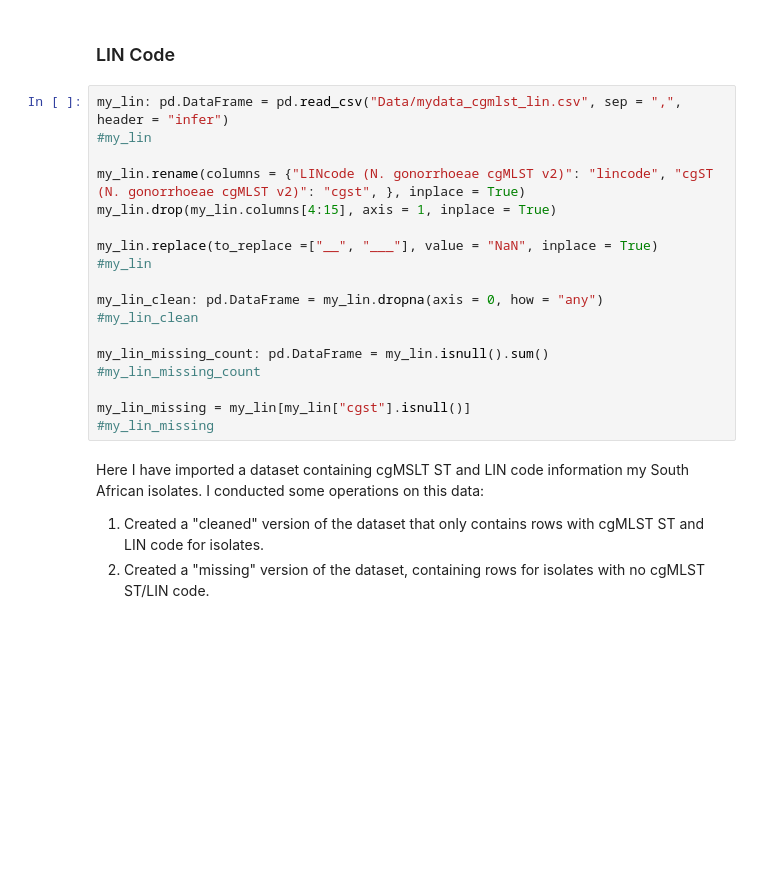
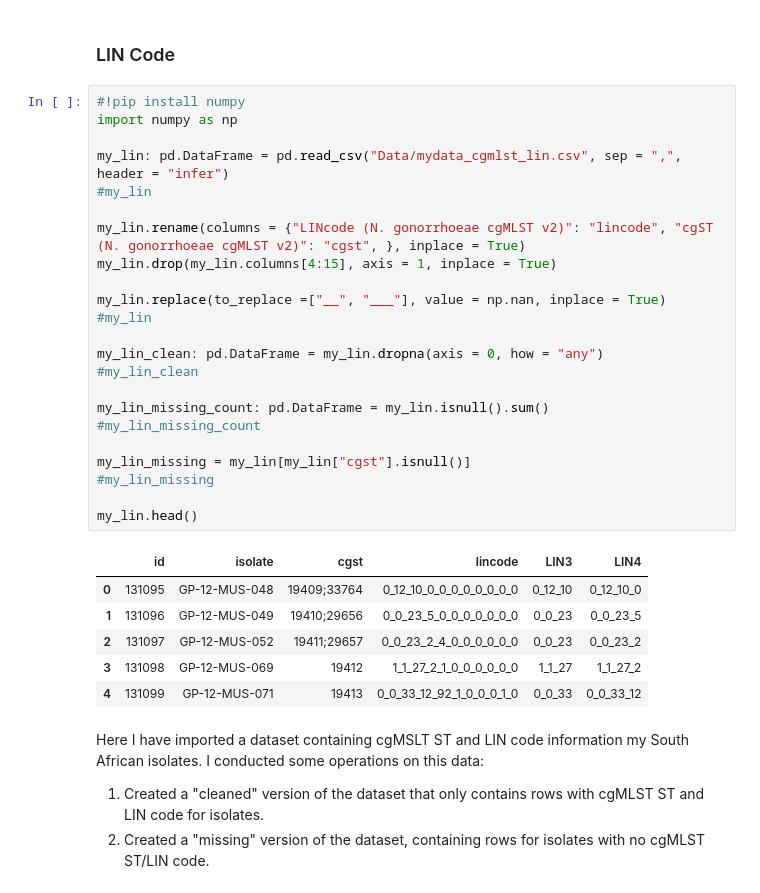
Before and after one commit to watchlotr/NGonorrhoeae_Y4, a Jupyter notebook: NG_Figures.ipynb, the cells around one changed output. Saved outputs shown, nothing was run; the diff lists cells and outputs as text; blank space fills up the shorter version.

```diff
--- a/NG_Figures.ipynb
+++ b/NG_Figures.ipynb
@@ -355,23 +407,35 @@ This figure depicts the same type of information as the above figure, however re
 # %% [markdown]
 ### LIN Code
 # %%
+#!pip install numpy
+import numpy as np
+
 my_lin: pd.DataFrame = pd.read_csv("Data/mydata_cgmlst_lin.csv", sep = ",", header = "infer")
 #my_lin
 
 my_lin.rename(columns = {"LINcode (N. gonorrhoeae cgMLST v2)": "lincode", "cgST (N. gonorrhoeae cgMLST v2)": "cgst", }, inplace = True)
 my_lin.drop(my_lin.columns[4:15], axis = 1, inplace = True)
 
-my_lin.replace(to_replace =["__", "___"], value = "NaN", inplace = True)
+my_lin.replace(to_replace =["__", "___"], value = np.nan, inplace = True)
 #my_lin
 
 my_lin_clean: pd.DataFrame = my_lin.dropna(axis = 0, how = "any")
 #my_lin_clean
 
 my_lin_missing_count: pd.DataFrame = my_lin.isnull().sum()
 #my_lin_missing_count
 
 my_lin_missing = my_lin[my_lin["cgst"].isnull()]
 #my_lin_missing
+
+my_lin.head()
+# %% [output]
+|  | id | isolate | cgst | lincode | LIN3 | LIN4 |
+| 0 | 131095 | GP-12-MUS-048 | 19409;33764 | 0_12_10_0_0_0_0_0_0_0_0 | 0_12_10 | 0_12_10_0 |
+| 1 | 131096 | GP-12-MUS-049 | 19410;29656 | 0_0_23_5_0_0_0_0_0_0_0 | 0_0_23 | 0_0_23_5 |
+| 2 | 131097 | GP-12-MUS-052 | 19411;29657 | 0_0_23_2_4_0_0_0_0_0_0 | 0_0_23 | 0_0_23_2 |
+| 3 | 131098 | GP-12-MUS-069 | 19412 | 1_1_27_2_1_0_0_0_0_0_0 | 1_1_27 | 1_1_27_2 |
+| 4 | 131099 | GP-12-MUS-071 | 19413 | 0_0_33_12_92_1_0_0_0_1_0 | 0_0_33 | 0_0_33_12 |
 # %% [markdown]
 Here I have imported a dataset containing cgMSLT ST and LIN code information my South African isolates. I conducted some operations on this data:
 
```
Also changed, not shown: parts of 2 cells of this notebook, 1 other file.
